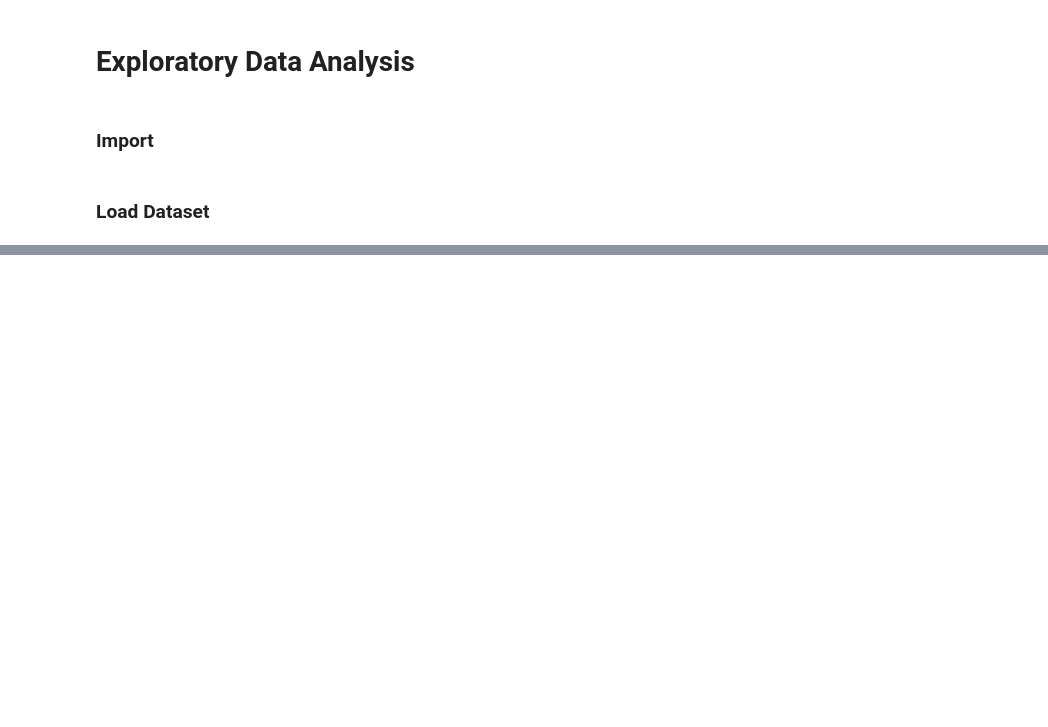
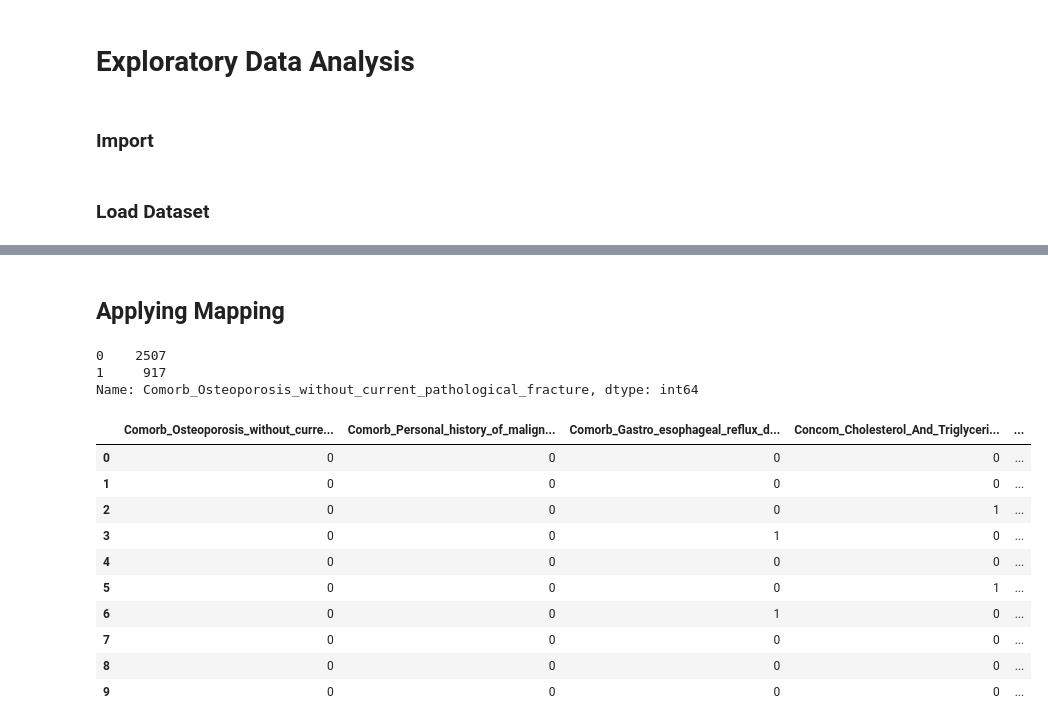
Before and after one commit to aniyaz/Healthcare-DataScience2021, a Jupyter notebook: week8_EDA.ipynb, the cells around one changed output, grey strips where cells are left out. Cells and saved outputs as stored; diff of their text form; code cells hidden in the pictures; blank space fills up the shorter version.

```diff
--- a/week8_EDA.ipynb
+++ b/week8_EDA.ipynb
@@ -30,0 +57,8 @@ df
+# %% [markdown]
+## Applying Mapping
+# %%
+df1['Comorb_Osteoporosis_without_current_pathological_fracture'].value_counts()
+# %% [output]
+0    2507
+1     917
+Name: Comorb_Osteoporosis_without_current_pathological_fracture, dtype: int64
@@ -30,0 +69,14 @@ df
+# %%
+df1.head(10)
+# %% [output]
+|  | Comorb_Osteoporosis_without_curre... | Comorb_Personal_history_of_malign... | Comorb_Gastro_esophageal_reflux_d... | Concom_Cholesterol_And_Triglyceri... | ... |
+| 0 | 0 | 0 | 0 | 0 | ... |
+| 1 | 0 | 0 | 0 | 0 | ... |
+| 2 | 0 | 0 | 0 | 1 | ... |
+| 3 | 0 | 0 | 1 | 0 | ... |
+| 4 | 0 | 0 | 0 | 0 | ... |
+| 5 | 0 | 0 | 0 | 1 | ... |
+| 6 | 0 | 0 | 1 | 0 | ... |
+| 7 | 0 | 0 | 0 | 0 | ... |
+| 8 | 0 | 0 | 0 | 0 | ... |
+| 9 | 0 | 0 | 0 | 0 | ... |
```
Also changed, not shown: parts of 11 cells of this notebook, 1 other file.
